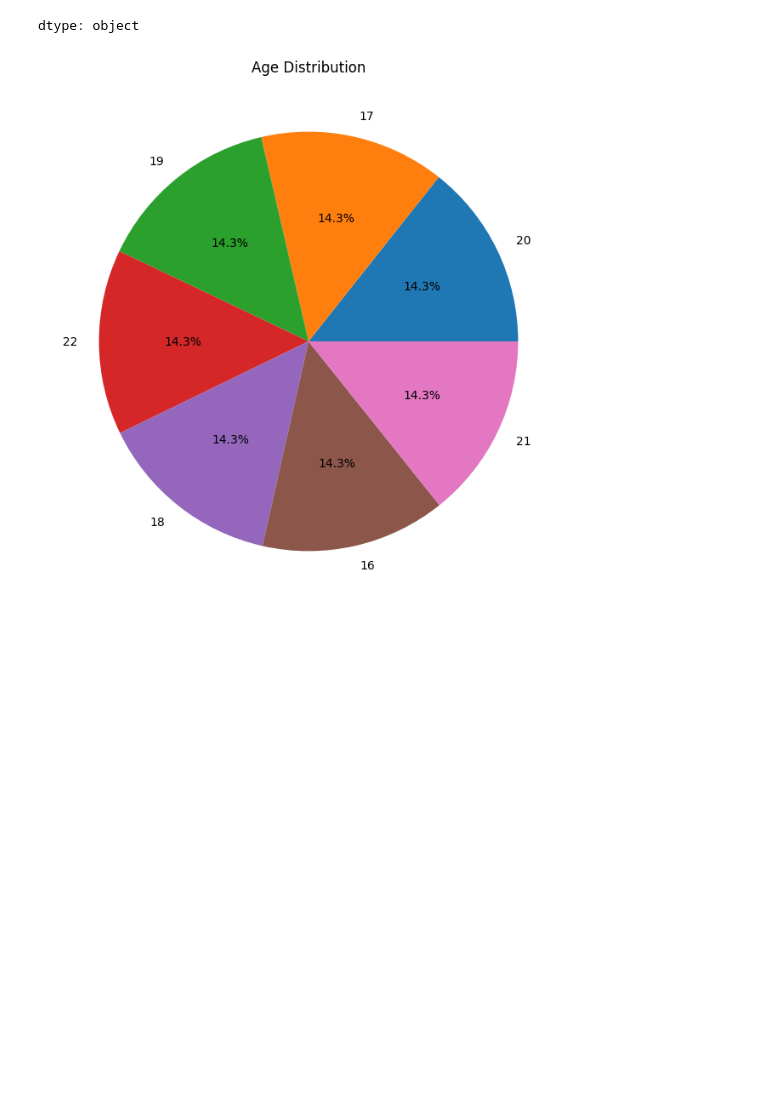
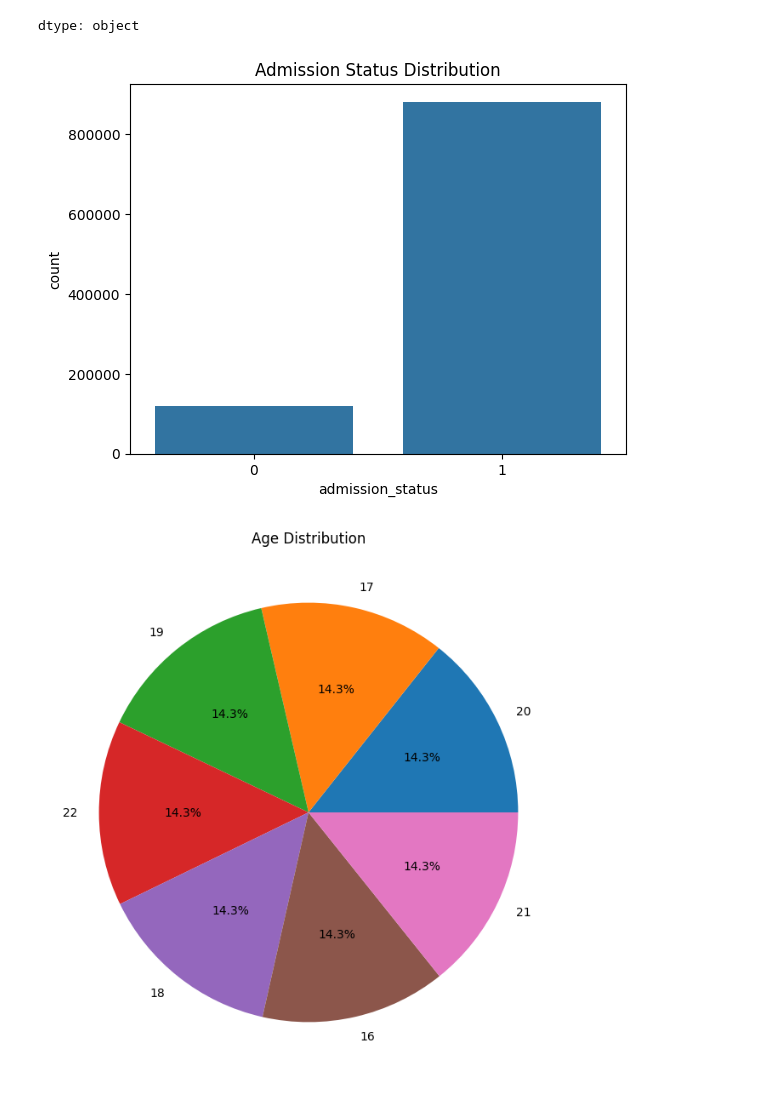
Before and after one commit to SpicyPump/CI345ML, a Jupyter notebook: CI345_Final_Project.ipynb, the cells around one changed output. Cells and saved outputs as stored; diff of their text form; code cells hidden in the pictures; blank space fills up the shorter version.

```diff
--- a/CI345_Final_Project.ipynb
+++ b/CI345_Final_Project.ipynb
@@ -70,6 +144,16 @@ df.dtypes
 | interview_score | float64 |
 | admission_status | int64 |
 dtype: object
+# %%
+sns.countplot(
+    x='admission_status',
+    data=df
+)
+
+plt.title("Admission Status Distribution")
+plt.show()
+# %% [output]
+[figure, added]
 # %%
 age_counts = df['age'].value_counts()
 
```
Also changed, not shown: parts of 24 cells of this notebook.
